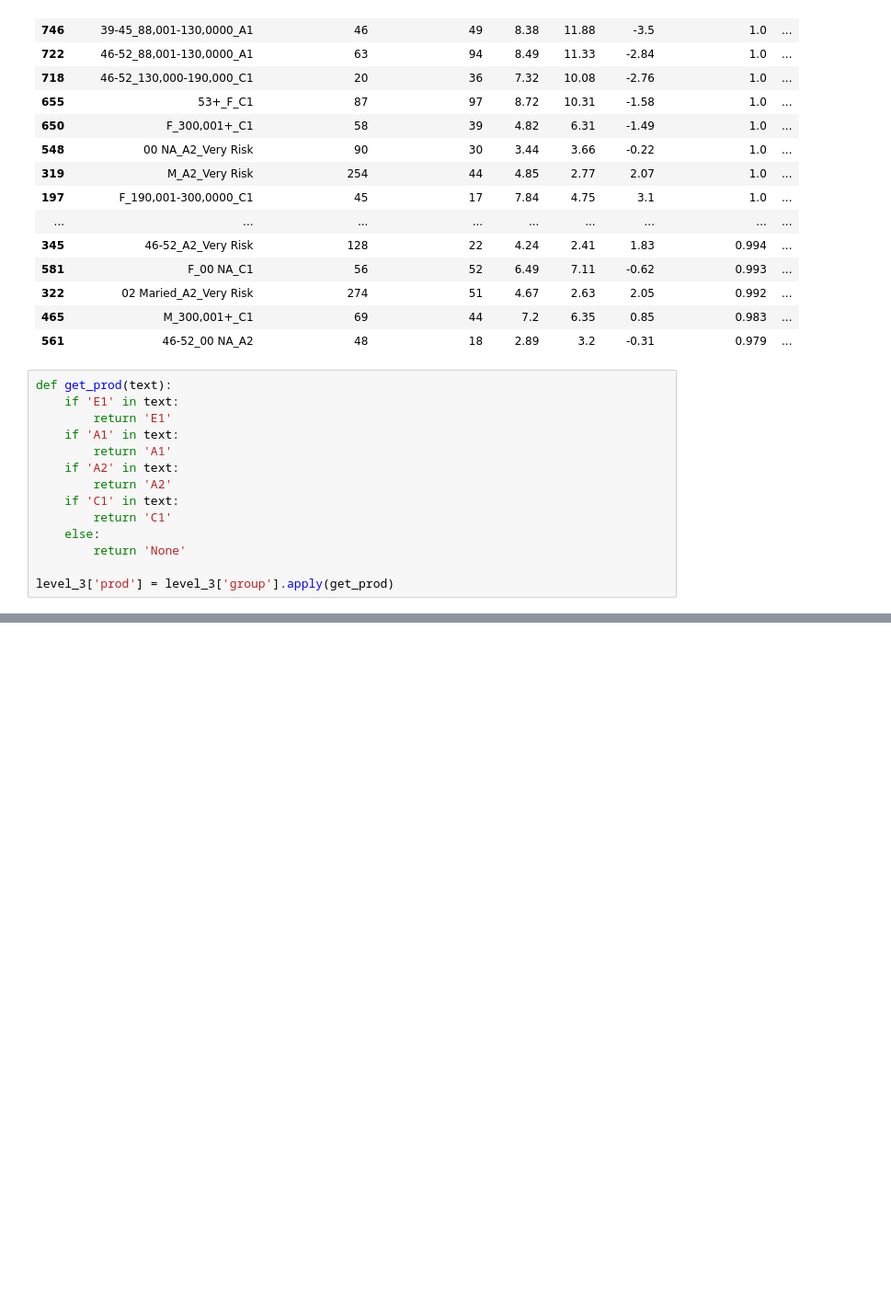
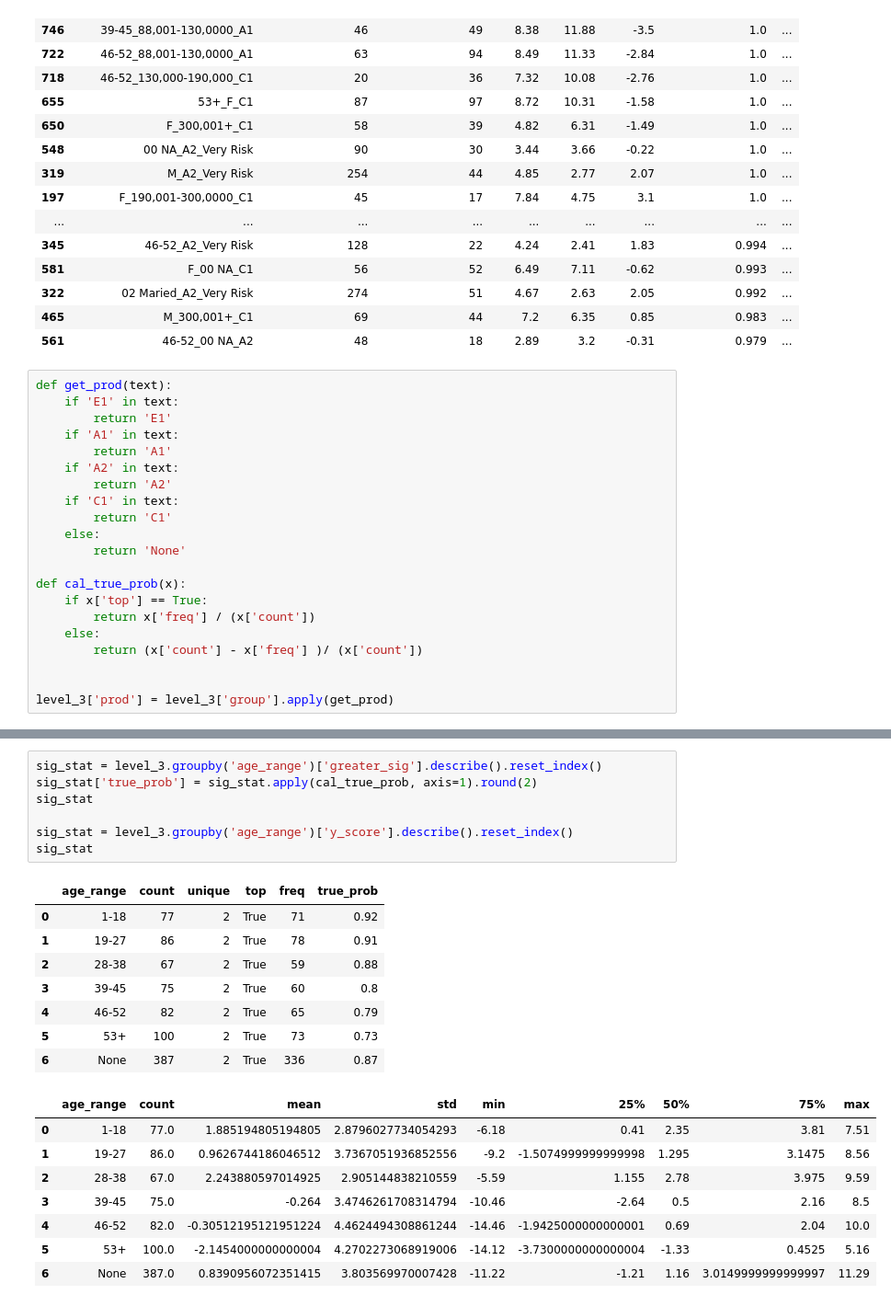
Before and after one commit to thanatchon36/phoenix-enhancement, a Jupyter notebook: report-analytics.ipynb, the cells around one changed output, grey strips where cells are left out. Shown: that part at 92% size. Saved outputs shown, nothing was run; the diff lists cells and outputs as text; blank space fills up the shorter version.

```diff
--- a/report-analytics.ipynb
+++ b/report-analytics.ipynb
@@ -262,4 +265,11 @@ def get_prod(text):
     else:
         return 'None'
 
+def cal_true_prob(x):
+    if x['top'] == True:
+        return x['freq'] / (x['count'])
+    else:
+        return (x['count'] - x['freq'] )/ (x['count'])
+
+
 level_3['prod'] = level_3['group'].apply(get_prod)
@@ -292,0 +372,24 @@ level_3[(level_3['prod'] == 'None') & (level_3['greater_sig'] == False)]
+# %%
+sig_stat = level_3.groupby('age_range')['greater_sig'].describe().reset_index()
+sig_stat['true_prob'] = sig_stat.apply(cal_true_prob, axis=1).round(2)
+sig_stat
+
+sig_stat = level_3.groupby('age_range')['y_score'].describe().reset_index()
+sig_stat
+# %% [output]
+|  | age_range | count | unique | top | freq | true_prob |
+| 0 | 1-18 | 77 | 2 | True | 71 | 0.92 |
+| 1 | 19-27 | 86 | 2 | True | 78 | 0.91 |
+| 2 | 28-38 | 67 | 2 | True | 59 | 0.88 |
+| 3 | 39-45 | 75 | 2 | True | 60 | 0.8 |
+| 4 | 46-52 | 82 | 2 | True | 65 | 0.79 |
+| 5 | 53+ | 100 | 2 | True | 73 | 0.73 |
+| 6 | None | 387 | 2 | True | 336 | 0.87 |
+|  | age_range | count | mean | std | min | 25% | 50% | 75% | max |
+| 0 | 1-18 | 77.0 | 1.885194805194805 | 2.8796027734054293 | -6.18 | 0.41 | 2.35 | 3.81 | 7.51 |
+| 1 | 19-27 | 86.0 | 0.9626744186046512 | 3.7367051936852556 | -9.2 | -1.5074999999999998 | 1.295 | 3.1475 | 8.56 |
+| 2 | 28-38 | 67.0 | 2.243880597014925 | 2.905144838210559 | -5.59 | 1.155 | 2.78 | 3.975 | 9.59 |
+| 3 | 39-45 | 75.0 | -0.264 | 3.4746261708314794 | -10.46 | -2.64 | 0.5 | 2.16 | 8.5 |
+| 4 | 46-52 | 82.0 | -0.30512195121951224 | 4.4624494308861244 | -14.46 | -1.9425000000000001 | 0.69 | 2.04 | 10.0 |
+| 5 | 53+ | 100.0 | -2.1454000000000004 | 4.2702273068919006 | -14.12 | -3.7300000000000004 | -1.33 | 0.4525 | 5.16 |
+| 6 | None | 387.0 | 0.8390956072351415 | 3.803569970007428 | -11.22 | -1.21 | 1.16 | 3.0149999999999997 | 11.29 |
```
Also changed, not shown: parts of 13 cells of this notebook, 2 other files.
